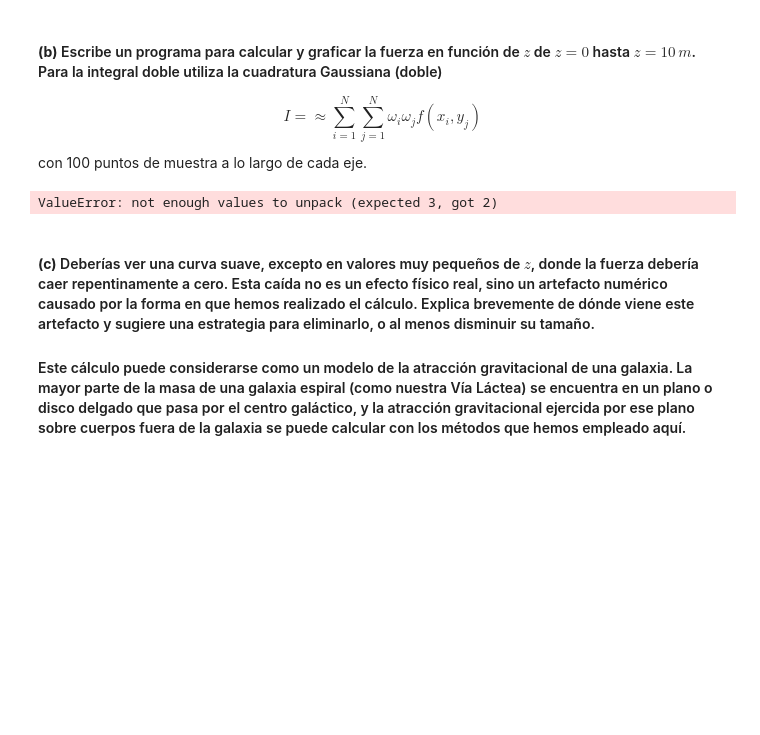
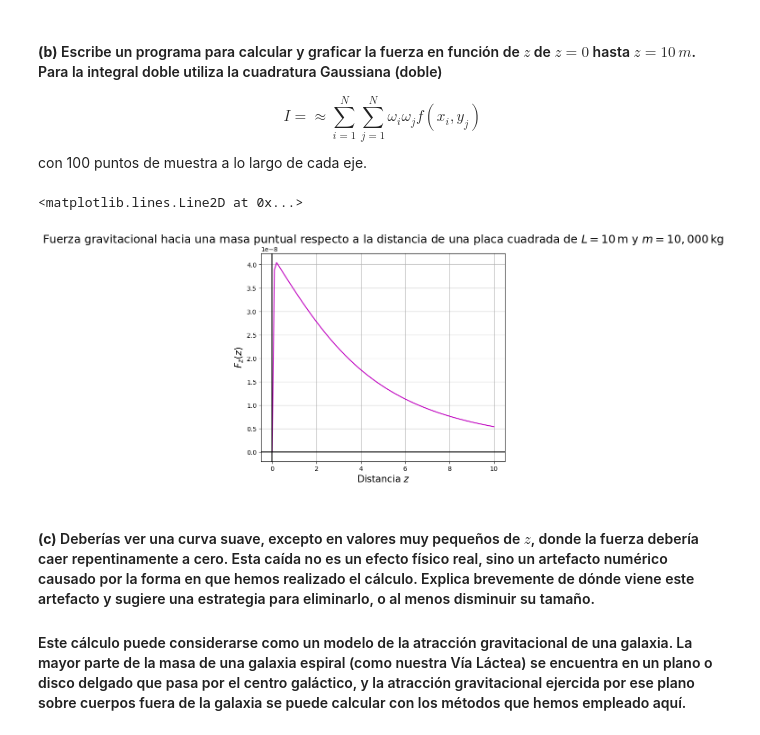
Before and after one commit to Alexi5omg/CLASE, a Jupyter notebook: Tareas/Práctica_3.ipynb, the cells around one changed output. Saved outputs shown, nothing was run; the diff lists cells and outputs as text; code cells hidden in the pictures; blank space fills up the shorter version.

```diff
--- a/Tareas/Práctica_3.ipynb
+++ b/Tareas/Práctica_3.ipynb
@@ -443,11 +443,11 @@ con 100 puntos de muestra a lo largo de cada eje.
 # %%
 # Definimos la cuadratura gaussiana doble
 def cuadgauss2(f,a,b,c,d,N):
-    x,y,w = np.polynomial.legendre.leggauss(N)
+    x,w = np.polynomial.legendre.leggauss(N)
     Wx = (1/2)*(b-a)*w
     Wy = (1/2)*(d-c)*w
     X = (1/2)*(b-a)*x + (1/2)*(b+a)
-    Y = (1/2)*(d-c)*y + (1/2)*(d+c)
+    Y = (1/2)*(d-c)*x + (1/2)*(d+c)
     s = 0
     m = 0
     for i in range(N):
@@ -462,10 +462,23 @@ def Fz(z):
   def f(x,y): # La función a integrar
     return 1/((x**2+y**2+z**2)**(3/2))
   return G*sigma*z*cuadgauss2(f,-5,5,-5,5,100) # L/2 = lado/2 = 5
-# %%
-Fz(0)
-# %% [output]
-ValueError: not enough values to unpack (expected 3, got 2)
+# %%
+z = np.linspace(0,10,100)
+g = []
+for i in z:
+  g.append(Fz(i))
+
+pl.figure(figsize=(7,6))
+pl.title(r'Fuerza gravitacional hacia una masa puntual respecto a la distancia de una placa cuadrada de $L=10\,\mathrm{m}$ y $m = 10,000\,\mathrm{kg}$',size=18)
+pl.xlabel(r'Distancia $z$',size=15)
+pl.ylabel(r'$F_z(z)$',size=15)
+pl.plot(z,g,'m')
+pl.grid()
+pl.axhline(y=0.0,xmin=0.0,color='black')
+pl.axvline(x=0.0,ymin=0.0,color='black')
+# %% [output]
+<matplotlib.lines.Line2D at 0x...>
+[figure, added]
 # %% [markdown]
 #### **(c)** Deberías ver una curva suave, excepto en valores muy pequeños de $z$, donde la fuerza debería caer repentinamente a cero. Esta caída no es un efecto físico real, sino un artefacto numérico causado por la forma en que hemos realizado el cálculo. Explica brevemente de dónde viene este artefacto y sugiere una estrategia para eliminarlo, o al menos disminuir su tamaño.
 
```
